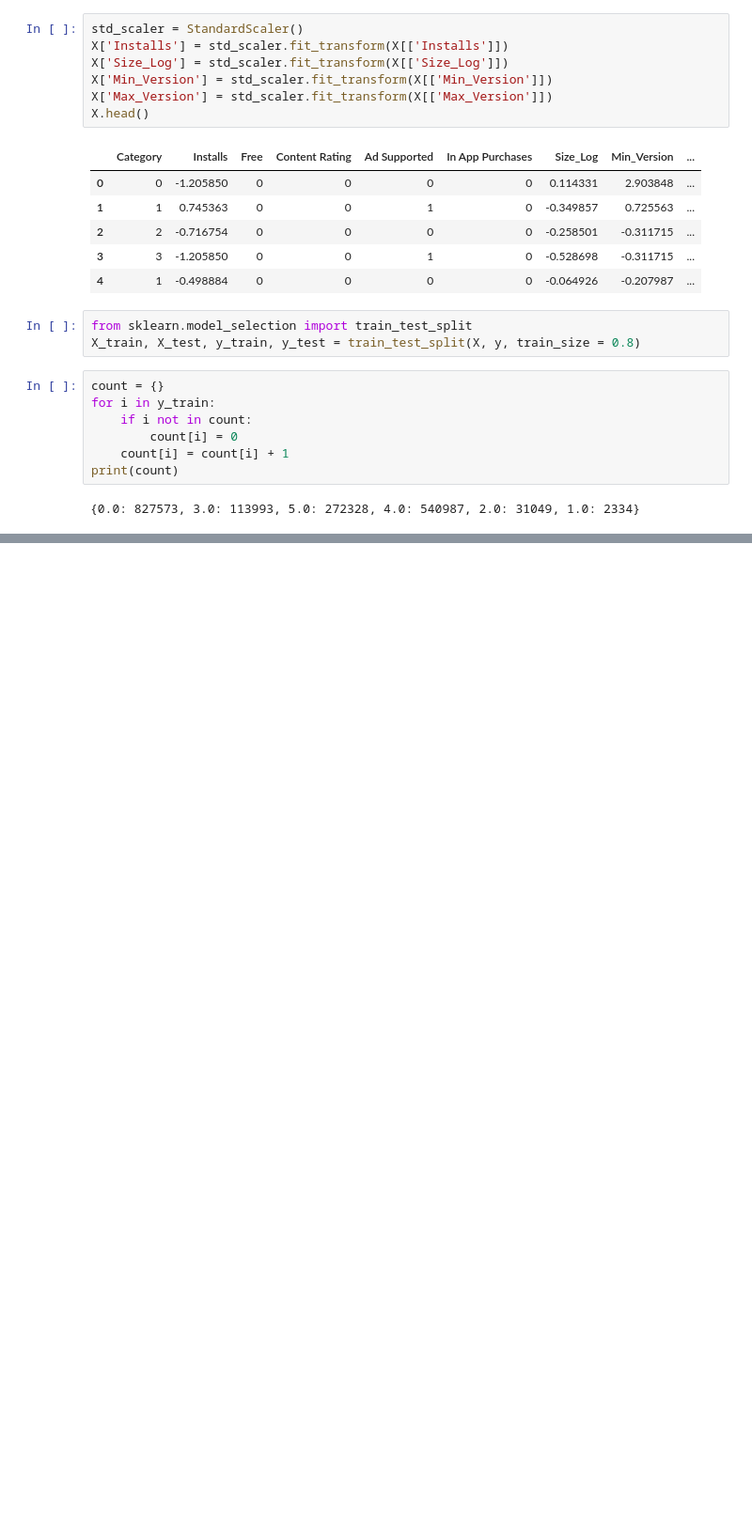
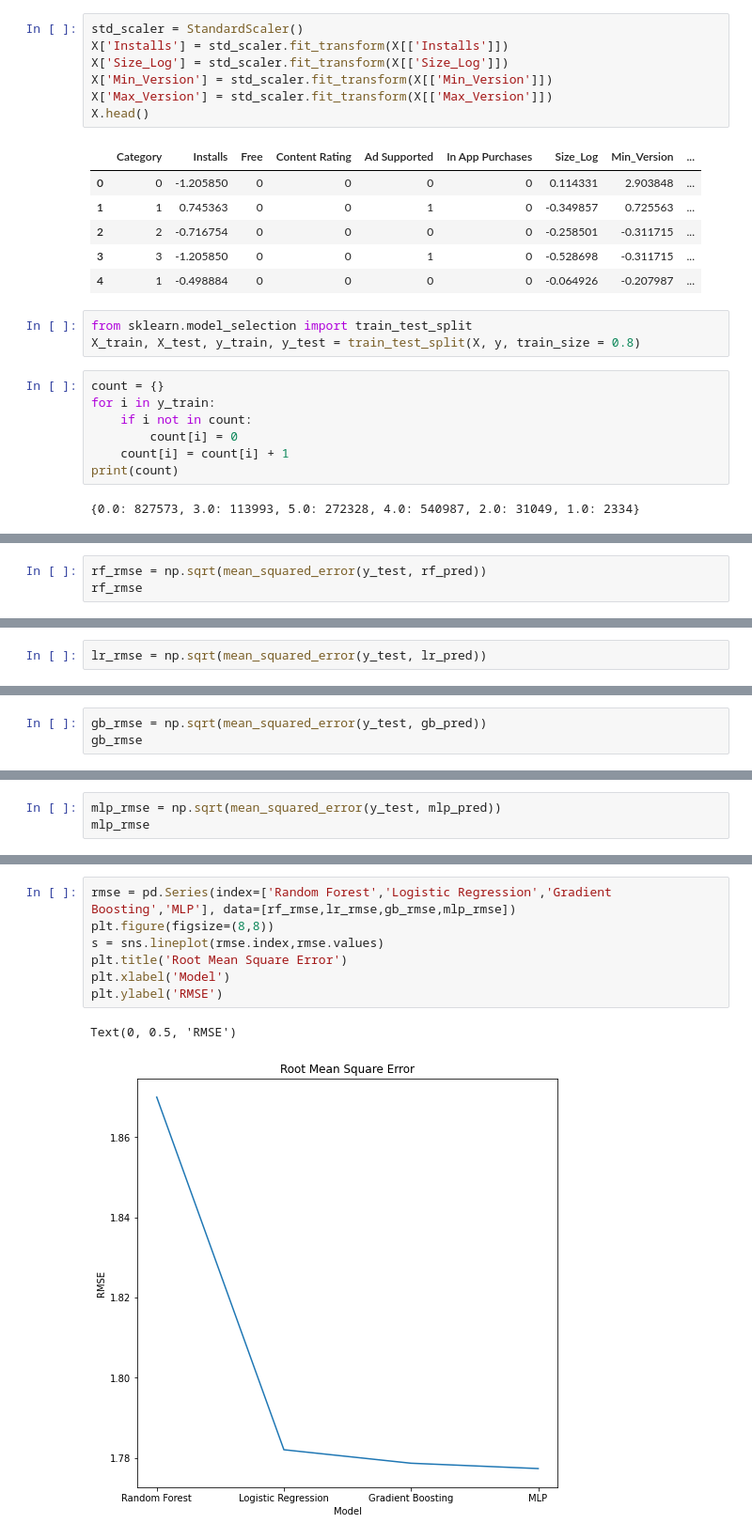
Before and after one commit to mv30/cmpe_255_group_project, a Jupyter notebook: PreProcess_RandomForest.ipynb, the cells around one changed output, grey strips where cells are left out. Shown: that part at 94% size. Cells and saved outputs as stored; diff of their text form; blank space fills up the shorter version.

Commit message:
Add model analysis for various algorithms used

```diff
--- a/PreProcess_RandomForest.ipynb
+++ b/PreProcess_RandomForest.ipynb
@@ -389,0 +392,3 @@ Accuracy = 65.27 %
+# %%
+rf_rmse = np.sqrt(mean_squared_error(y_test, rf_pred))
+rf_rmse
@@ -403,3 +454,5 @@ Increase the number of iterations (max_iter) or scale the data as shown in:
 Please also refer to the documentation for alternative solver options:
     https://scikit-learn.org/stable/modules/linear_model.html#logistic-regression
   n_iter_i = _check_optimize_result(
+# %%
+lr_rmse = np.sqrt(mean_squared_error(y_test, lr_pred))
@@ -413,0 +484,3 @@ Accuracy = 69.31 %
+# %%
+gb_rmse = np.sqrt(mean_squared_error(y_test, gb_pred))
+gb_rmse
@@ -422,0 +515,3 @@ Accuracy = 69.24 %
+# %%
+mlp_rmse = np.sqrt(mean_squared_error(y_test, mlp_pred))
+mlp_rmse
@@ -430,3 +542,13 @@ plt.ylabel('Accuracy')
 # %% [output]
 Text(0, 0.5, 'Accuracy')
 [figure]
+# %%
+rmse = pd.Series(index=['Random Forest','Logistic Regression','Gradient Boosting','MLP'], data=[rf_rmse,lr_rmse,gb_rmse,mlp_rmse])
+plt.figure(figsize=(8,8))
+s = sns.lineplot(rmse.index,rmse.values)
+plt.title('Root Mean Square Error')
+plt.xlabel('Model')
+plt.ylabel('RMSE')
+# %% [output]
+Text(0, 0.5, 'RMSE')
+[figure, added]
```
Also changed, not shown: parts of 19 cells of this notebook.
